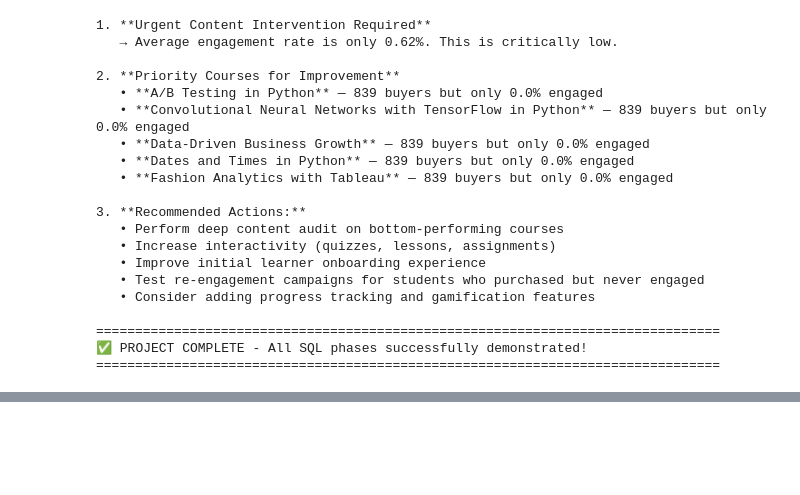
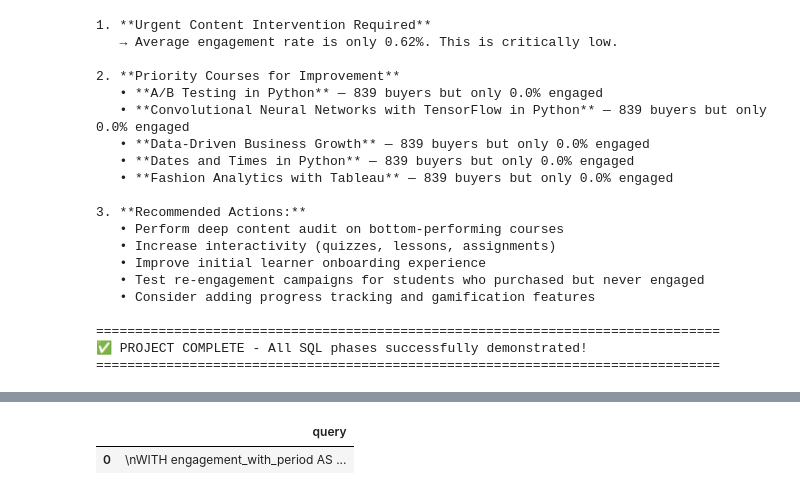
Before and after one commit to yvetteekon/learning-platform-analytics, a Jupyter notebook: learning-platform-analytics.ipynb, the cells around one changed output, grey strips where cells are left out. Saved outputs shown, nothing was run; the diff lists cells and outputs as text; code cells hidden in the pictures; blank space fills up the shorter version.

```diff
--- a/notebook.ipynb
+++ b/learning-platform-analytics.ipynb
@@ -1130,0 +1165,7 @@ Lowest Engagement Rate  : 0.00%
+# %%
+sql = "SELECT query FROM queries WHERE query LIKE '%GROUP BY%'"
+queries = pd.read_sql(sql, conn)
+queries
+# %% [output]
+|  | query |
+| 0 | \nWITH engagement_with_period AS ... |
```
Also changed, not shown: parts of 8 cells of this notebook, 1 other file.
